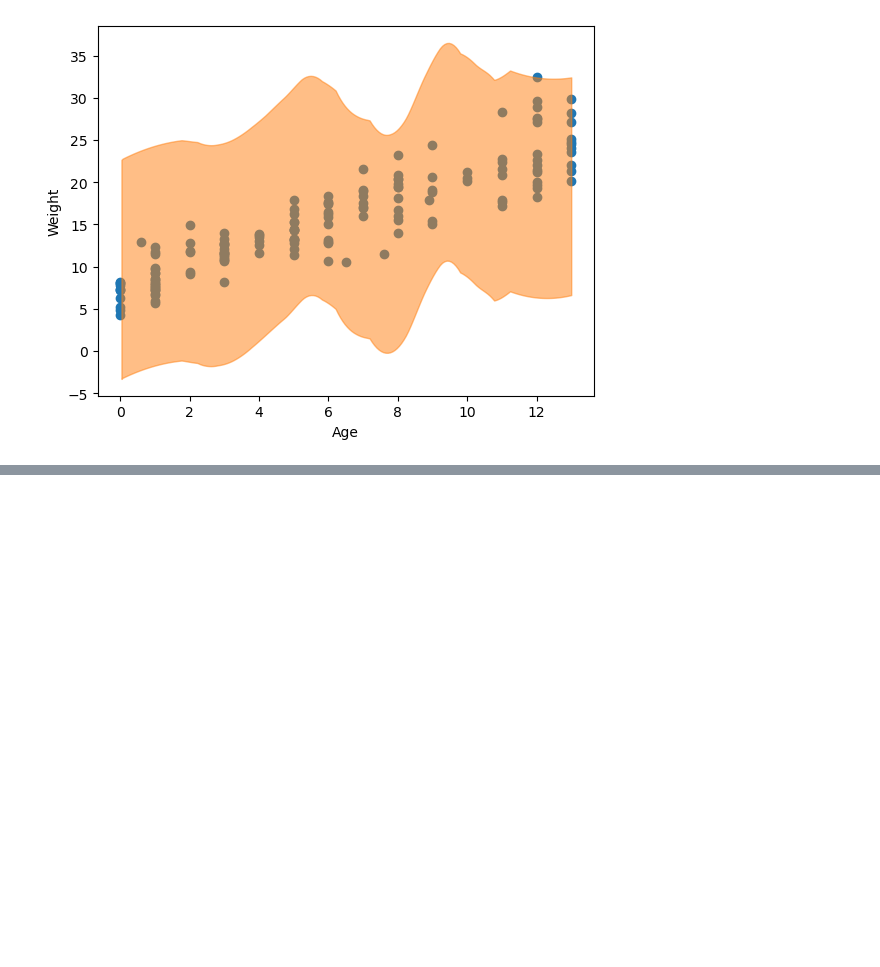
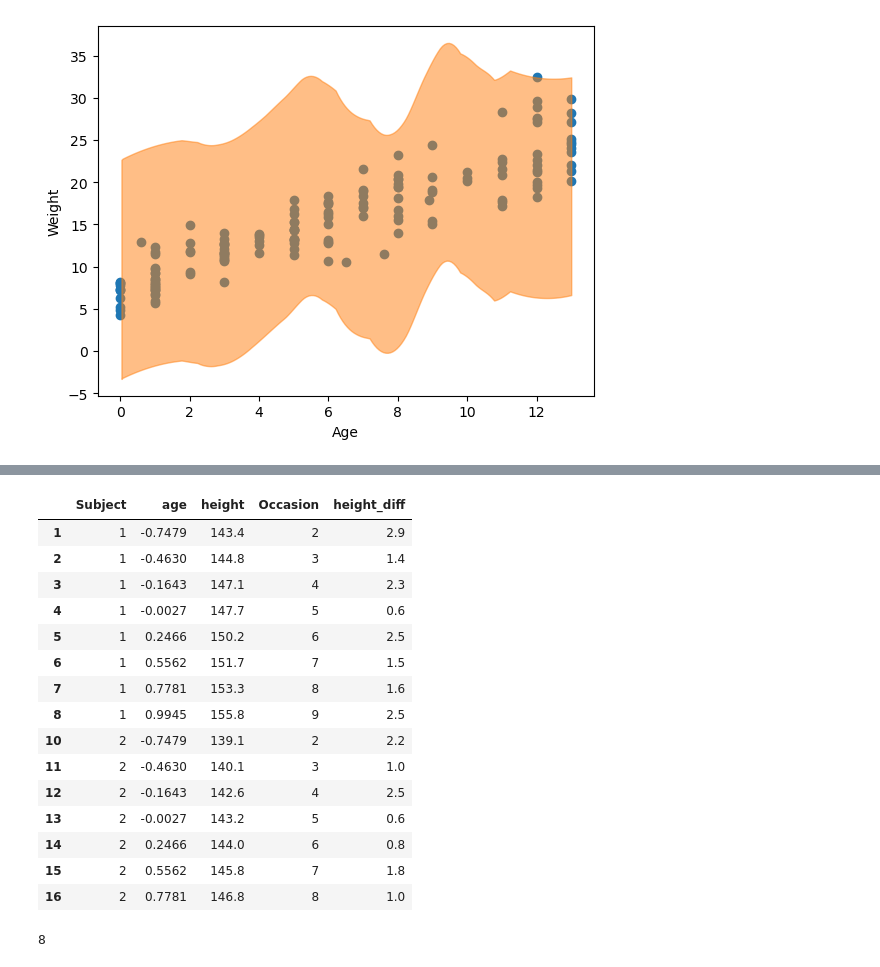
Before and after one commit to kpjmcg/Statistical-Rethinking-2023-Python-Notes, a Jupyter notebook: homework_week_2.ipynb, the cells around one changed output, grey strips where cells are left out. Saved outputs shown, nothing was run; the diff lists cells and outputs as text; code cells hidden in the pictures; blank space fills up the shorter version.

```diff
--- a/homework_week_2.ipynb
+++ b/homework_week_2.ipynb
@@ -176,0 +189,26 @@ ax.set_ylabel("Weight");
+# %%
+## Getting the data into increments
+oxboys['height_diff'] = oxboys.groupby('Subject')['height'].diff()
+oxboys = oxboys.dropna()
+oxboys.head(15)
+# %% [output]
+|  | Subject | age | height | Occasion | height_diff |
+| 1 | 1 | -0.7479 | 143.4 | 2 | 2.9 |
+| 2 | 1 | -0.4630 | 144.8 | 3 | 1.4 |
+| 3 | 1 | -0.1643 | 147.1 | 4 | 2.3 |
+| 4 | 1 | -0.0027 | 147.7 | 5 | 0.6 |
+| 5 | 1 | 0.2466 | 150.2 | 6 | 2.5 |
+| 6 | 1 | 0.5562 | 151.7 | 7 | 1.5 |
+| 7 | 1 | 0.7781 | 153.3 | 8 | 1.6 |
+| 8 | 1 | 0.9945 | 155.8 | 9 | 2.5 |
+| 10 | 2 | -0.7479 | 139.1 | 2 | 2.2 |
+| 11 | 2 | -0.4630 | 140.1 | 3 | 1.0 |
+| 12 | 2 | -0.1643 | 142.6 | 4 | 2.5 |
+| 13 | 2 | -0.0027 | 143.2 | 5 | 0.6 |
+| 14 | 2 | 0.2466 | 144.0 | 6 | 0.8 |
+| 15 | 2 | 0.5562 | 145.8 | 7 | 1.8 |
+| 16 | 2 | 0.7781 | 146.8 | 8 | 1.0 |
+# %%
+oxboys['Occasion'].nunique()
+# %% [output]
+8
```
Also changed, not shown: parts of 5 cells of this notebook.
